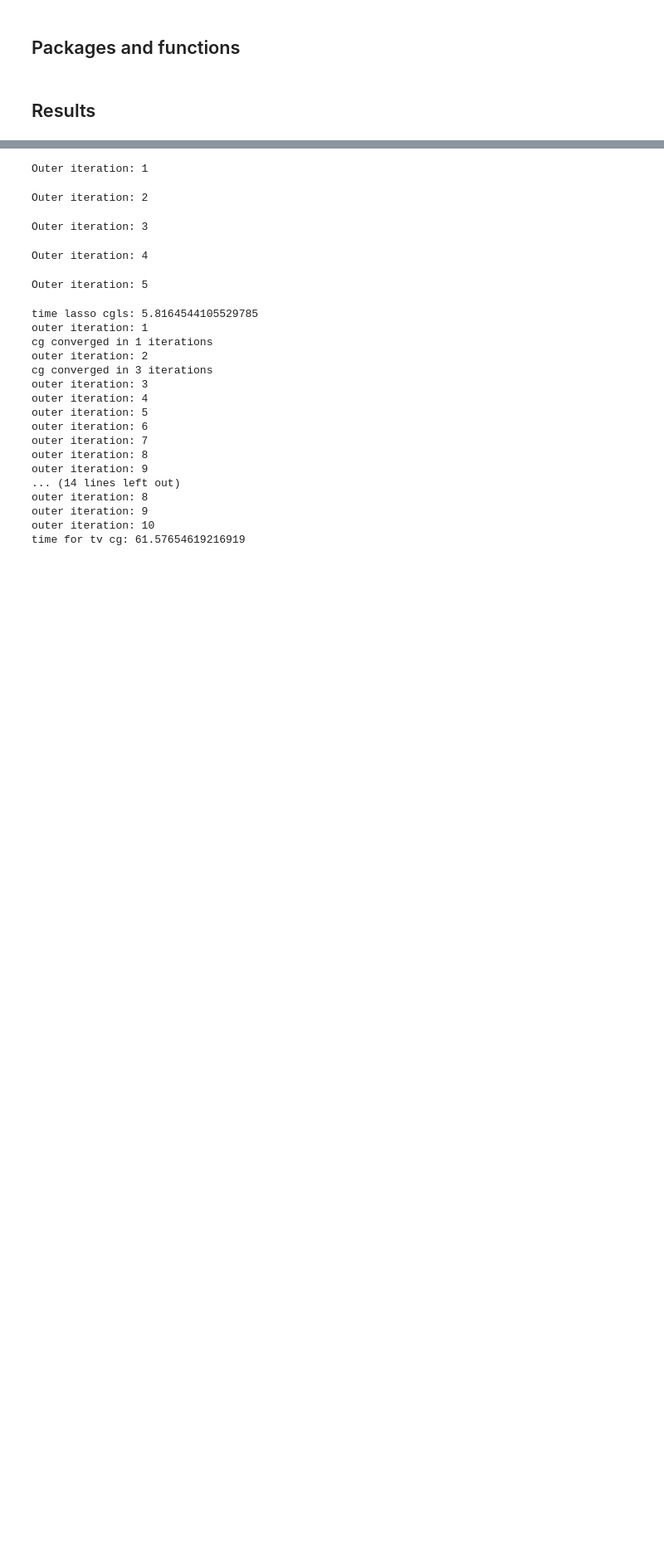
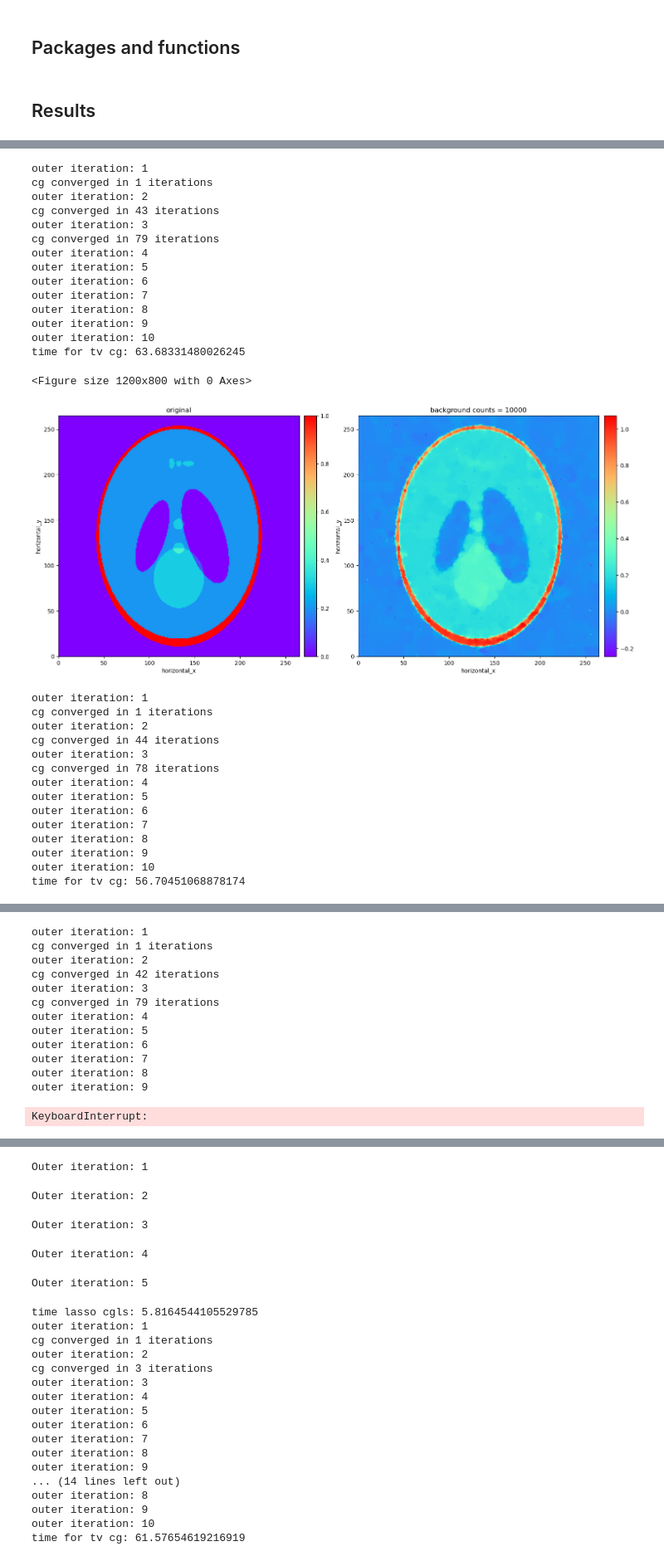
Before and after one commit to FemkeFJF/CIL-Demos, a Jupyter notebook: Femke/IRN/final_files_python/results_notebook.ipynb, the cells around one changed output, grey strips where cells are left out. Shown at 83% size. Cells and saved outputs as stored; diff of their text form; code cells hidden in the pictures; blank space fills up the shorter version.

```diff
--- a/Femke/IRN/final_files_python/results_notebook.ipynb
+++ b/Femke/IRN/final_files_python/results_notebook.ipynb
@@ -954,0 +998,56 @@ time 26.102686405181885
+# %%
+plt.figure(figsize=(12,8))
+for counts in [10000, 15000, 20000, 25000]:
+    sino_noisy = add_poss_noise(background_counts=counts, n_angles=50, n_pixels=265)
+    tstart = time.time()
+    tv_cg, tv_cg_error, tv_cg_convarr, tv_cg_inneriterations = tv_solver_normal(initial = ig.allocate(0),
+                                                                                inner_iter = 100,
+                                                                                outer_iter = 10,
+                                                                                A = A,
+                                                                                sino = sino_noisy,
+                                                                                alpha = 7e-7,
+                                                                                er = None,
+                                                                                pre = "False",
+                                                                                cg_tol = 1e-2,
+                                                                                vox_size = None,
+                                                                                exact = phantom)
+    tend = time.time()
+    print("time for tv cg:", tend - tstart)
+    show2D([phantom, tv_cg], ['original', f'background counts = {counts}'], cmap = 'rainbow')
+
+    x = np.linspace(0, len(tv_cg_error) - 1, len(tv_cg_error))
+    plt.plot(x, tv_cg_error, label=f'counts = {counts}')
+plt.grid(alpha = 0.3)
+plt.legend()
+plt.show()
+# %% [output]
+outer iteration: 1
+cg converged in 1 iterations
+outer iteration: 2
+cg converged in 43 iterations
+outer iteration: 3
+cg converged in 79 iterations
+outer iteration: 4
+outer iteration: 5
+outer iteration: 6
+outer iteration: 7
+outer iteration: 8
+outer iteration: 9
+outer iteration: 10
+time for tv cg: 63.68331480026245
+<Figure size 1200x800 with 0 Axes>
+[figure, added]
+outer iteration: 1
+cg converged in 1 iterations
+outer iteration: 2
+cg converged in 44 iterations
+outer iteration: 3
+cg converged in 78 iterations
+outer iteration: 4
+outer iteration: 5
+outer iteration: 6
+outer iteration: 7
+outer iteration: 8
+outer iteration: 9
+outer iteration: 10
+time for tv cg: 56.70451068878174
@@ -954,0 +1056,13 @@ time 26.102686405181885
+outer iteration: 1
+cg converged in 1 iterations
+outer iteration: 2
+cg converged in 42 iterations
+outer iteration: 3
+cg converged in 79 iterations
+outer iteration: 4
+outer iteration: 5
+outer iteration: 6
+outer iteration: 7
+outer iteration: 8
+outer iteration: 9
+KeyboardInterrupt:
```
Also changed, not shown: parts of 12 cells of this notebook.
